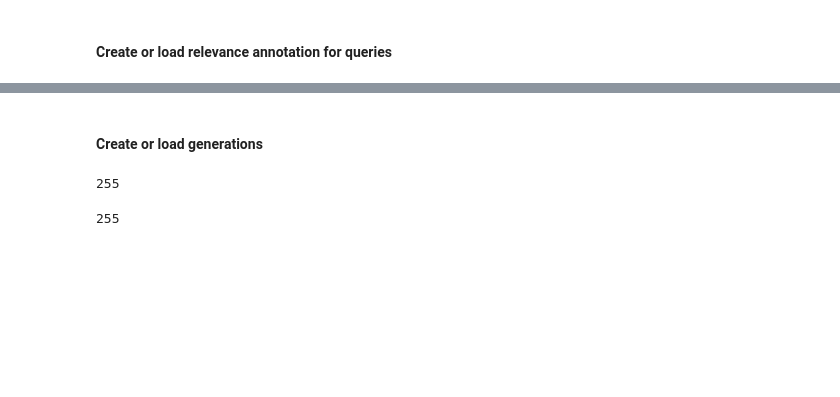
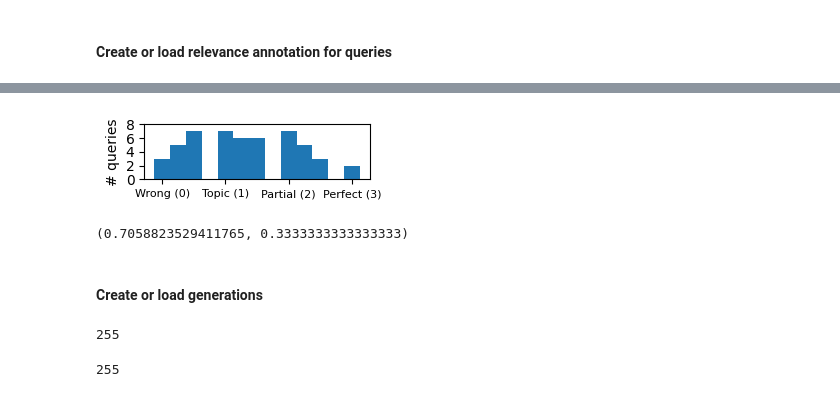
Before and after one commit to DigitalHarborFoundation/rag-for-math-qa, a Jupyter notebook: notebooks/SurveyDataAnalysis.ipynb, the cells around one changed output, grey strips where cells are left out. Cells and saved outputs as stored; diff of their text form; code cells hidden in the pictures; blank space fills up the shorter version.

```diff
--- a/notebooks/SurveyDataAnalysis.ipynb
+++ b/notebooks/SurveyDataAnalysis.ipynb
@@ -659,0 +725,22 @@ Name: count, dtype: int64
+# %%
+fig, ax = plt.subplots(1, 1, figsize=(COLUMN_WIDTH_IN / 2, 0.8))
+
+xs = relevance_data.T.mean(axis=1)
+
+bin_width = 0.25
+bins = np.arange(0, len(relevance_answers) - (bin_width * 2), bin_width)
+ax.hist(xs, bins=bins, align="left")
+ax.set_xticks(
+    list(range(len(relevance_answers))),
+    labels=[f"{answer.capitalize()} ({i})" for i, answer in enumerate(relevance_answers)],
+    fontsize=8,
+)
+ax.set_yticks([0, 2, 4, 6, 8])
+
+# ax.set_xlabel("Mean relevance")
+ax.set_ylabel("# queries")
+
+fig.tight_layout(pad=0)
+fig.savefig(figures_dir / "mean_relevance.pdf", bbox_inches="tight", pad_inches=0.011, dpi=DPI)
+plt.show()
+# %% [output]
@@ -660,3 +764,9 @@ Name: count, dtype: int64
+[figure, added]
+# %%
+mean_relevance = relevance_data.T.mean(axis=1)
+(mean_relevance >= 1).sum() / len(mean_relevance), (mean_relevance >= 2).sum() / len(mean_relevance)
+# %% [output]
+(0.7058823529411765, 0.3333333333333333)
 # %% [markdown]
 #### Create or load generations
 # %%
```
Also changed, not shown: parts of 30 cells of this notebook, 4 other files.
